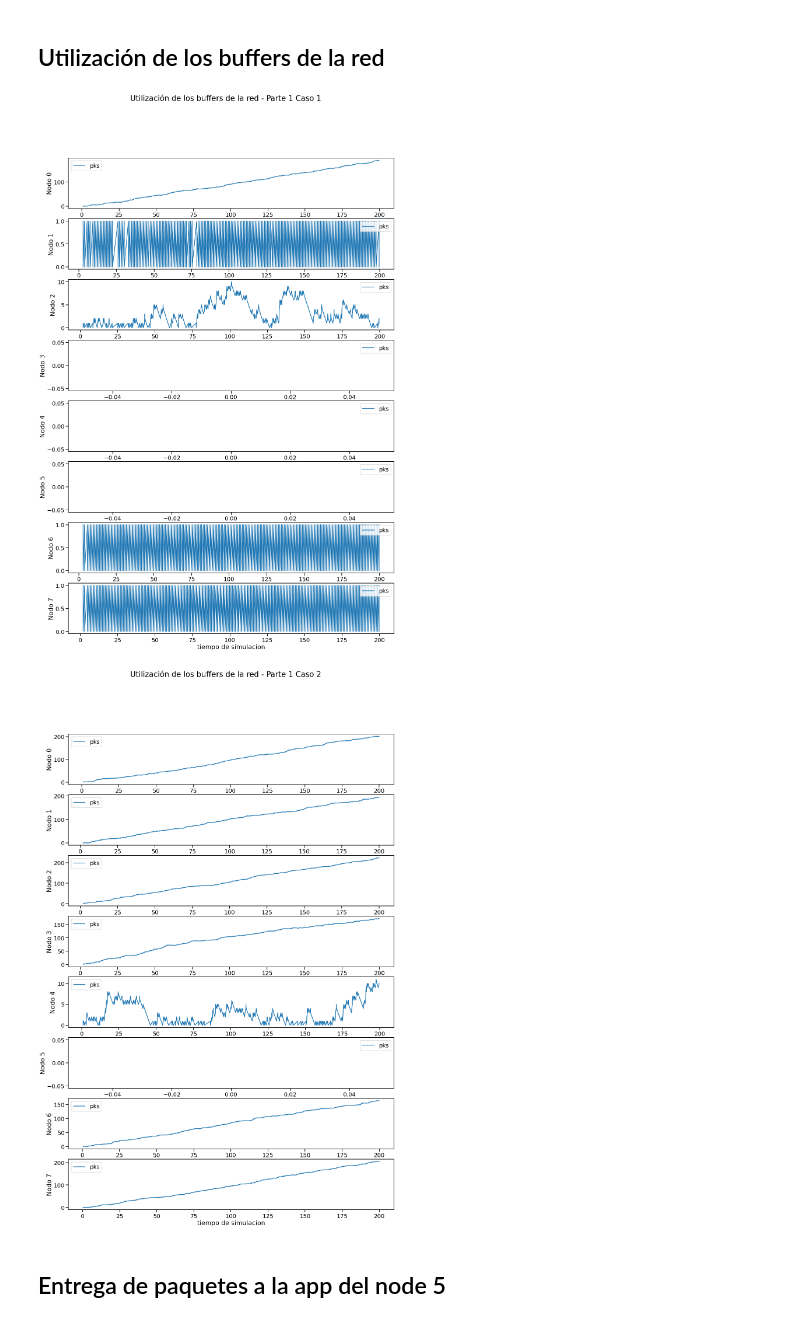
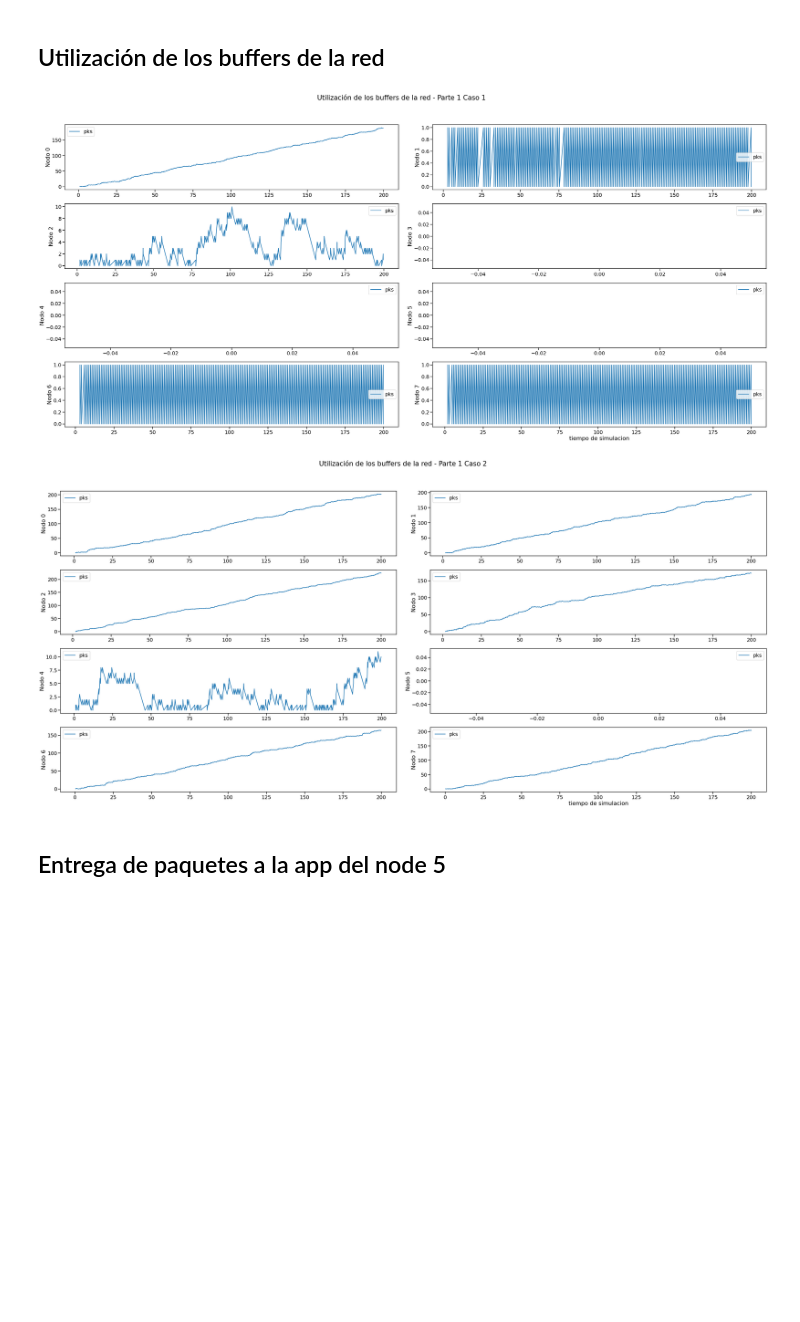
Before and after one commit to Kidmand/Redes-LAB-4, a Jupyter notebook: Graficas, consigna, informe/Notebook-results.ipynb, the cells around one changed output. Drawn from its saved outputs; the diff is of its cells as text; code cells hidden in the pictures; blank space fills up the shorter version.

```diff
--- a/Graficas, consigna, informe/Notebook-results.ipynb
+++ b/Graficas, consigna, informe/Notebook-results.ipynb
@@ -160,6 +169,12 @@ for p in range(2):
         plt.ylabel('Delay')
         plt.legend()
         plt.show()
+
+        if guardar_graficos:
+            # Guarda la figura en el folder especificado
+            file_path = os.path.join(output_folder, DelayXFuente_Node5 + f'_P{p + 1}C{c + 1}.png')
+            plt.savefig(file_path)
+            plt.close()  # Cierra la figura para liberar memoria
 # %% [output]
 [figure]
 [figure]
@@ -198,5 +213,11 @@ for p in range(2):
         seaborn.barplot(
             x=node_array,
             y=count_array)
+
+        if guardar_graficos:
+            # Guarda la figura en el folder especificado
+            file_path = os.path.join(output_folder, CantidadXFuente_Node5 + f'_P{p + 1}C{c + 1}.png')
+            plt.savefig(file_path)
+            plt.close()  # Cierra la figura para liberar memoria
 # %% [output]
 Parte 1, Caso 1:[0, 0, 0, 2, 0, 2, 0, 0, 0, 0, 2, 2, 2, 0, 2, 0, 2, 0, 2, 0, 2, 2, 0, 0, 0, 0, 2, 0, 2, 2, 2, 0, 2, 2, 0, 2, 0, 2, 2, 0, 0, 0, 0, 2, 0, 2, 0, 0, 2, 0, 2, 0, 2, 0, 0, 0, 0, 0, 2, 0, 0,  ...
@@ -259,6 +278,12 @@ for p in range(2):
         # plt.yticks(hopCount_value)
         plt.legend()
         plt.show()
+
+        if guardar_graficos:
+            # Guarda la figura en el folder especificado
+            file_path = os.path.join(output_folder, SaltosXFuente_Node5 + f'_P{p + 1}C{c + 1}.png')
+            plt.savefig(file_path)
+            plt.close()  # Cierra la figura para liberar memoria
 # %% [output]
 [figure]
 [figure]
@@ -267,33 +292,43 @@ for p in range(2):
 # %%
 for p in range(2):
     parte = data[p]
     for c in range(len(parte)):
         caso = parte[c]
 
         # Extraemos los valores del vector de cada nodo en un array y lo guardamos en un array
         time_node = [0] * nodes_number
         buffer_node = [0] * nodes_number
         for i in range(nodes_number):
             time_node[i] = caso.loc[(caso['module'] == f'Network.node[{i}].lnk[0]') & (caso['name'] == 'Buffer Size'), 'vectime'].tolist()
             buffer_node[i] = caso.loc[(caso['module'] == f'Network.node[{i}].lnk[0]') & (caso['name'] == 'Buffer Size'), 'vecvalue'].tolist()
 
             # convertimos los valores (ahora strings separados por comas) a listas para poder graficarlos
             time_node[i] = list(map(float,time_node[i][0].split())) if time_node[i] else [0]
             buffer_node[i] = list(map(float,buffer_node[i][0].split())) if buffer_node[i] else [0]
 
         # Graficamos
-        fig, ax = plt.subplots(nodes_number,figsize=(20, 30))
+        fig, ax = plt.subplots(nodes_number // 2, 2, figsize=(40, 20))  # 2 columnas
         fig.suptitle(f'Utilización de los buffers de la red - {file_names[p][c]}')
         plt.xlabel("tiempo de simulacion")
-        #
+
         for i in range(nodes_number):
-            ax[i].plot(time_node[i],buffer_node[i], label="pks")
-            ax[i].set_ylabel(f"Nodo {i}")
-            ax[i].legend()
-        plt.show
+            row = i // 2
+            col = i % 2
+            ax[row, col].plot(time_node[i], buffer_node[i], label="pks")
+            ax[row, col].set_ylabel(f"Nodo {i}")
+            ax[row, col].legend()
+
+        plt.tight_layout(rect=[0, 0.03, 1, 0.95])  # ajusta el espacio para el título
+        plt.show()
+
+        if guardar_graficos:
+            # Guarda la figura en el folder especificado
+            file_path = os.path.join(output_folder, Bufferes + f'_P{p + 1}C{c + 1}.png')
+            fig.savefig(file_path)
+            plt.close(fig)  # Cierra la figura para liberar memoria
 # %% [output]
-[figure, old version]
+[figure, new version]
-[figure, old version]
+[figure, new version]
 # %% [markdown]
 ## Entrega de paquetes a la app del node 5
 # %%
```
Also changed, not shown: parts of 3 cells of this notebook, 9 other files.
